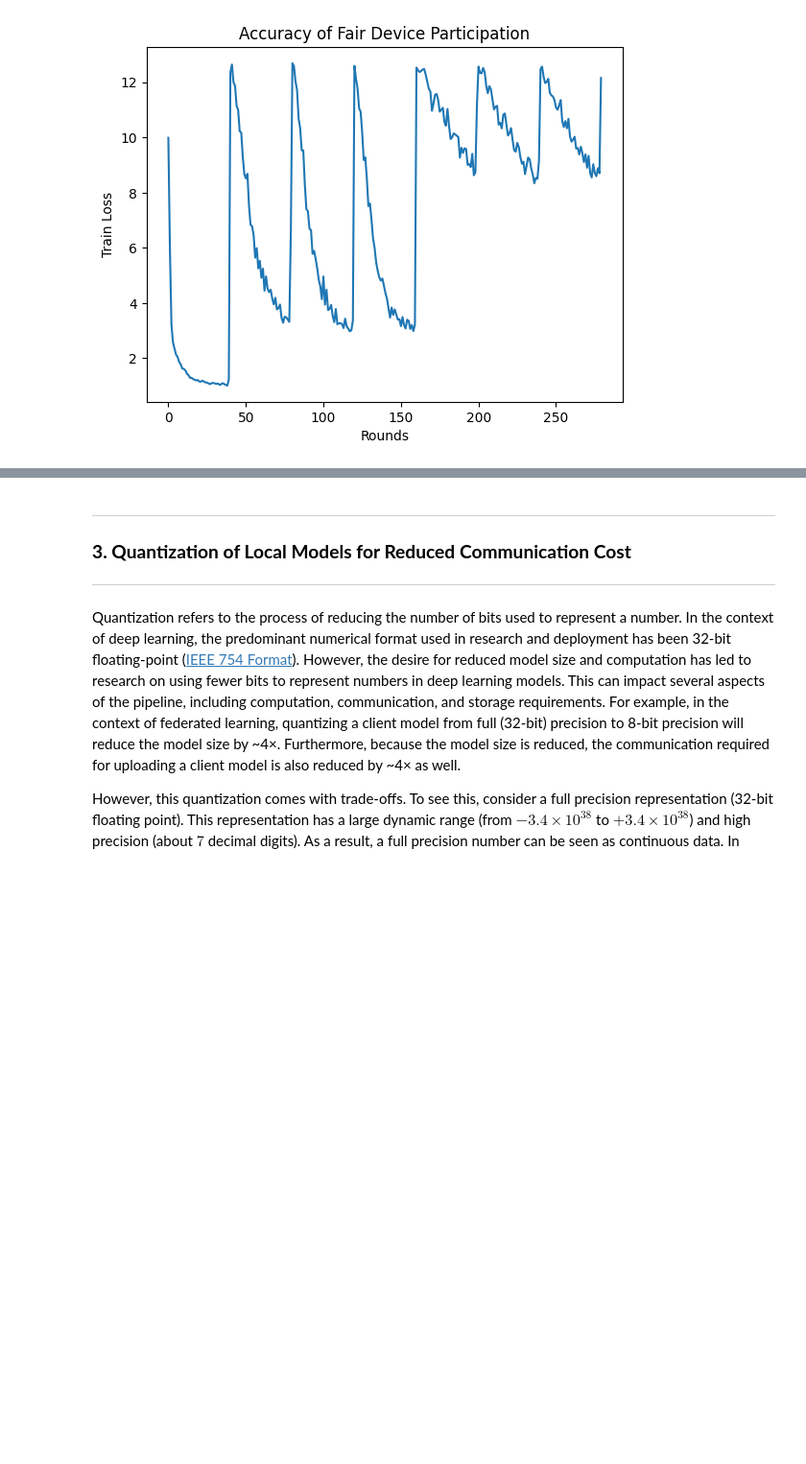
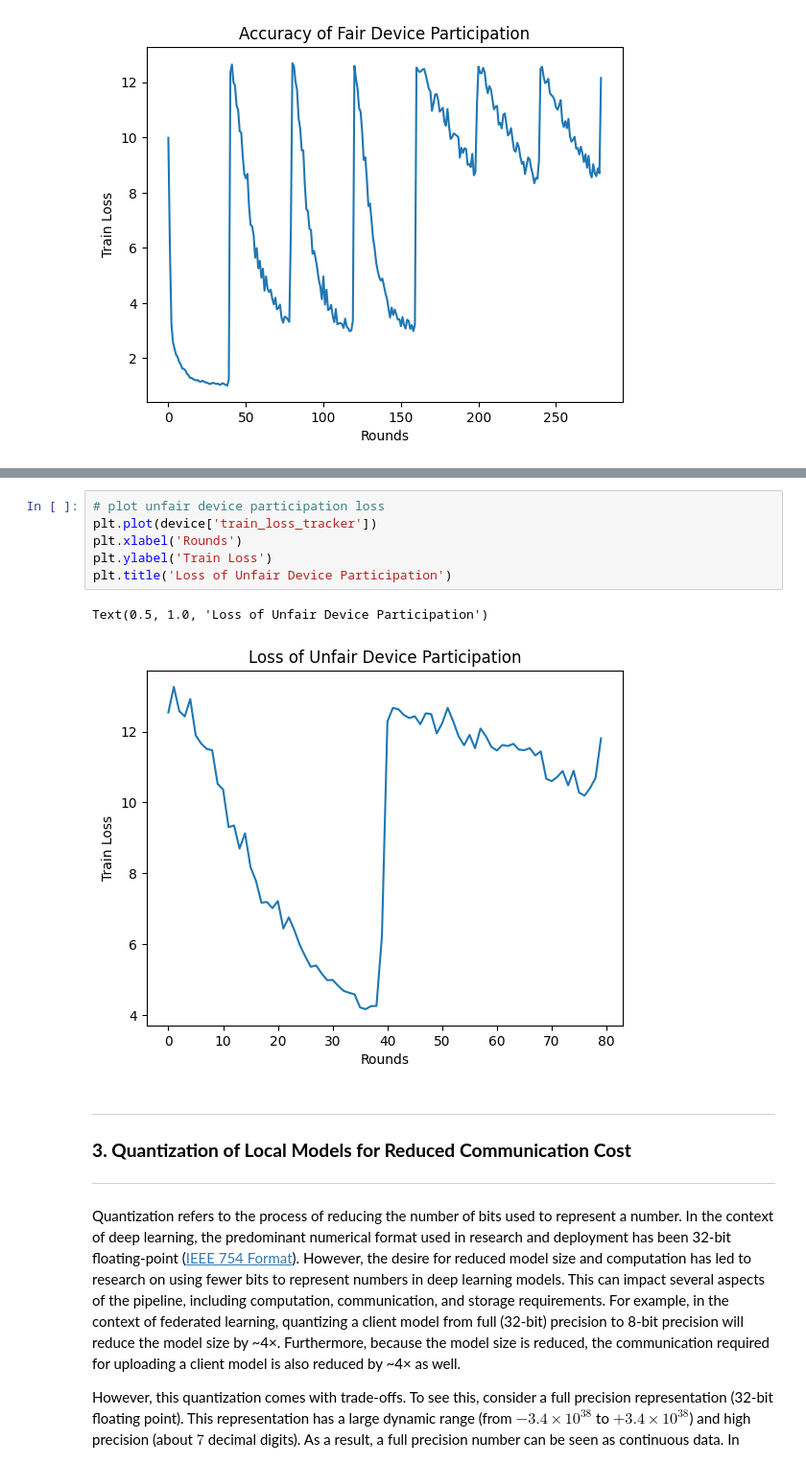
Before and after one commit to andrewmlu/cs242-pa3, a Jupyter notebook: Copy_of_CS242_Assignment_3_Andrew_Lu_Alex_Wilentz_Carl_Ho_post_midnight_attempt_2_on_problem_2.ipynb, the cells around one changed output, grey strips where cells are left out. Shown: that part at 96% size. Cells and saved outputs as stored; diff of their text form; blank space fills up the shorter version.

```diff
--- a/Copy_of_CS242_Assignment_3_Andrew_Lu_Alex_Wilentz_Carl_Ho_post_midnight_attempt_2_on_problem_2.ipynb
+++ b/Copy_of_CS242_Assignment_3_Andrew_Lu_Alex_Wilentz_Carl_Ho_post_midnight_attempt_2_on_problem_2.ipynb
@@ -895,3 +914,12 @@ Round: 4
+# %%
+# plot unfair device participation loss
+plt.plot(device['train_loss_tracker'])
+plt.xlabel('Rounds')
+plt.ylabel('Train Loss')
+plt.title('Loss of Unfair Device Participation')
+# %% [output]
+Text(0.5, 1.0, 'Loss of Unfair Device Participation')
+[figure, added]
 # %% [markdown]
 ----
 ### **3. Quantization of Local Models for Reduced Communication Cost**
```
Also changed, not shown: parts of 9 cells of this notebook.
